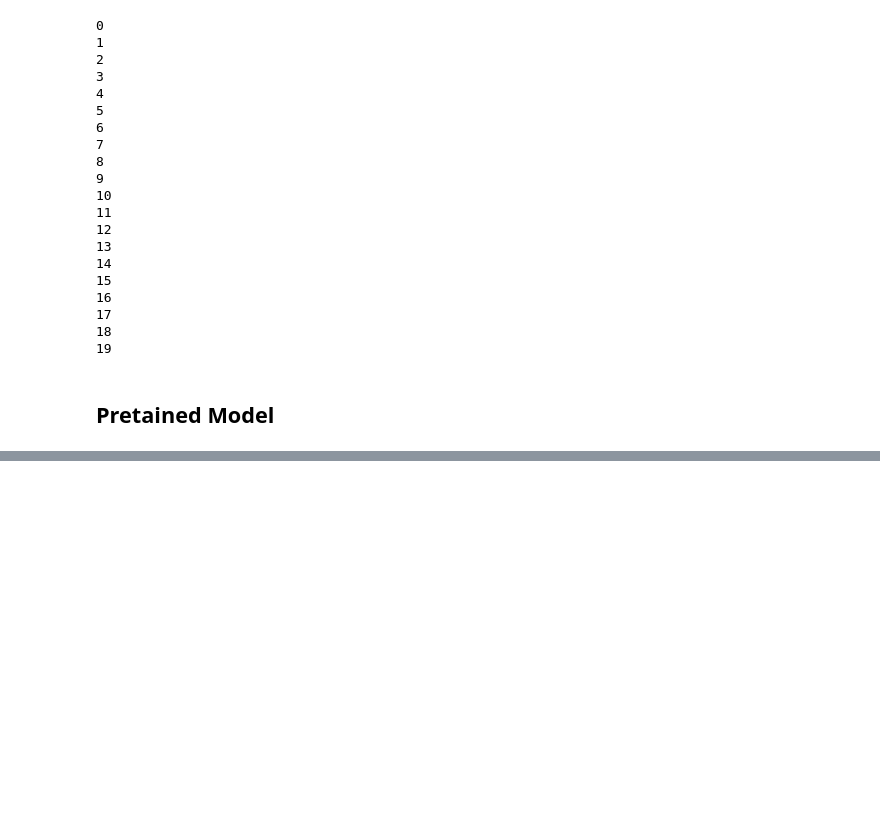
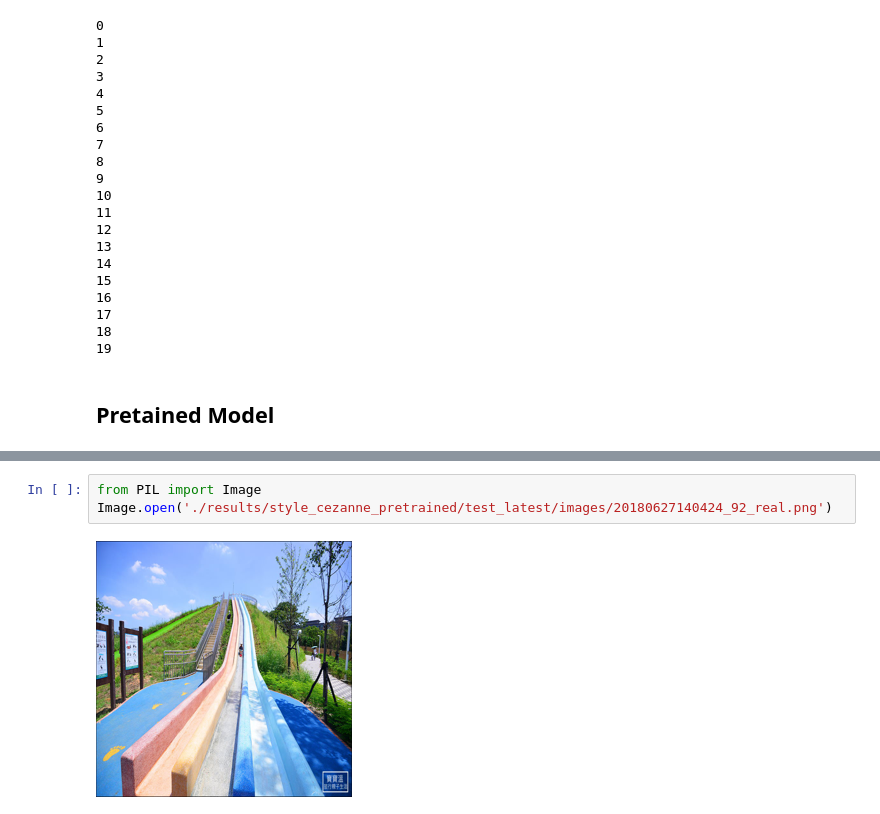
Before and after one commit to ywchiu/tibamedl, a Jupyter notebook: Demo20200822.ipynb, the cells around one changed output, grey strips where cells are left out. Drawn from its saved outputs; the diff is of its cells as text; blank space fills up the shorter version.

```diff
--- a/Demo20200822.ipynb
+++ b/Demo20200822.ipynb
@@ -1521,0 +1570,5 @@ Saving to: ‘./checkpoints/style_cezanne_pretrained/latest_net_G.t7’
+# %%
+from PIL import Image
+Image.open('./results/style_cezanne_pretrained/test_latest/images/20180627140424_92_real.png')
+# %% [output]
+[figure, added]
```
Also changed, not shown: parts of 11 cells of this notebook.
